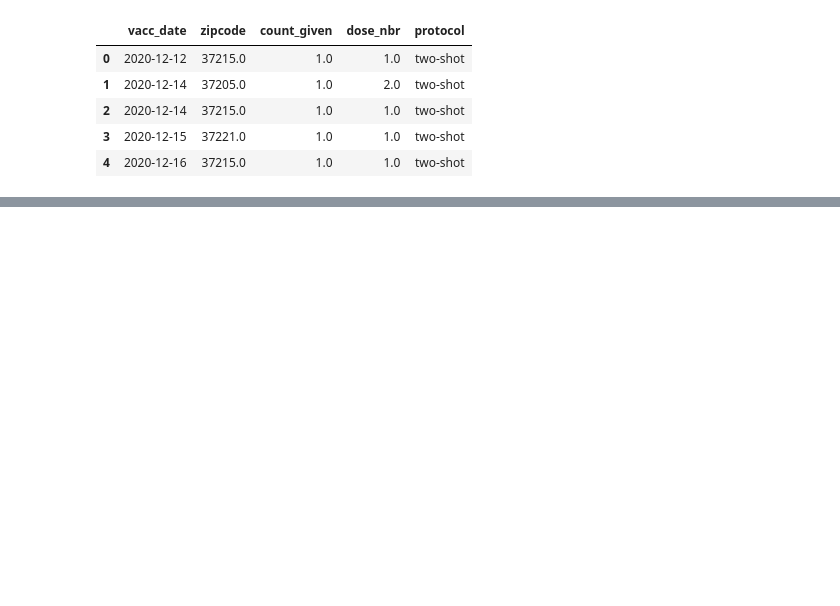
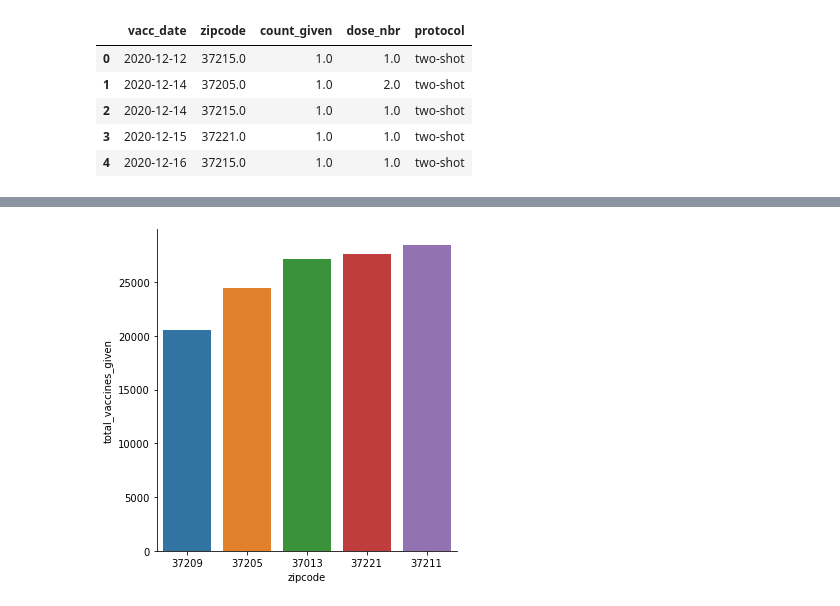
Before and after one commit to ryanhilber93/nash-covid-cases-vaccines-hot_chickens, a Jupyter notebook: data/covid_notebook.ipynb, the cells around one changed output, grey strips where cells are left out. Cells and saved outputs as stored; diff of their text form; code cells hidden in the pictures; blank space fills up the shorter version.

```diff
--- a/data/covid_notebook.ipynb
+++ b/data/covid_notebook.ipynb
@@ -32,3 +61,6 @@ vax.head()
 | 2 | 2020-12-14 | 37215.0 | 1.0 | 1.0 | two-shot |
 | 3 | 2020-12-15 | 37221.0 | 1.0 | 1.0 | two-shot |
 | 4 | 2020-12-16 | 37215.0 | 1.0 | 1.0 | two-shot |
+# %%
+vax_filter = vax[vax.dose_nbr == 1.0]
+vax_filter
@@ -80,0 +85,6 @@ Name: Cases, dtype: int64
+# %%
+## most vaccines given by county
+most_vax_given = vax_filter.groupby('zipcode')['count_given'].sum()
+most_vax_df = pd.DataFrame(most_vax_given).reset_index()
+most_vax_df.columns = ['zipcode', 'total_vaccines_given']
+print(most_vax_df)
@@ -80,0 +109,10 @@ Name: Cases, dtype: int64
+# %%
+## top 5 vaccines given by county
+vax_5 = most_vax_df.nlargest(5, ['total_vaccines_given'])
+vax_5['zipcode'] = vax_5.zipcode.astype('int64', errors = "ignore")
+vax_5['zipcode'] = vax_5.zipcode.astype('category', errors = "ignore")
+# %%
+##plot most (top5) vaccines given by zipcode -- add county names to zip??
+givenvax_top5 = sns.catplot(x="zipcode", y="total_vaccines_given", kind="bar", data=vax_5, order=vax_5.sort_values('total_vaccines_given').zipcode)
+# %% [output]
+[figure, added]
```
Also changed, not shown: parts of 26 cells of this notebook, 5 other files.
